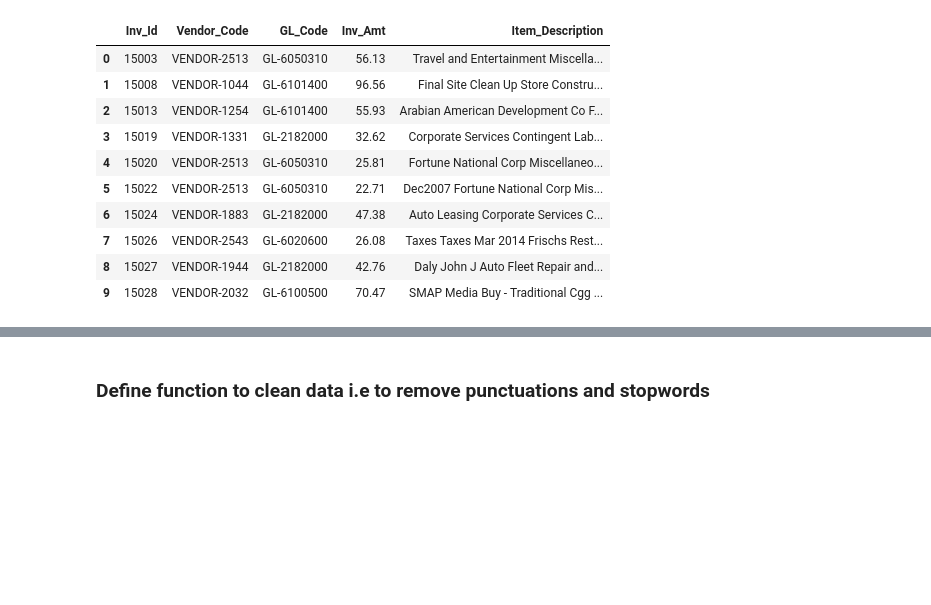
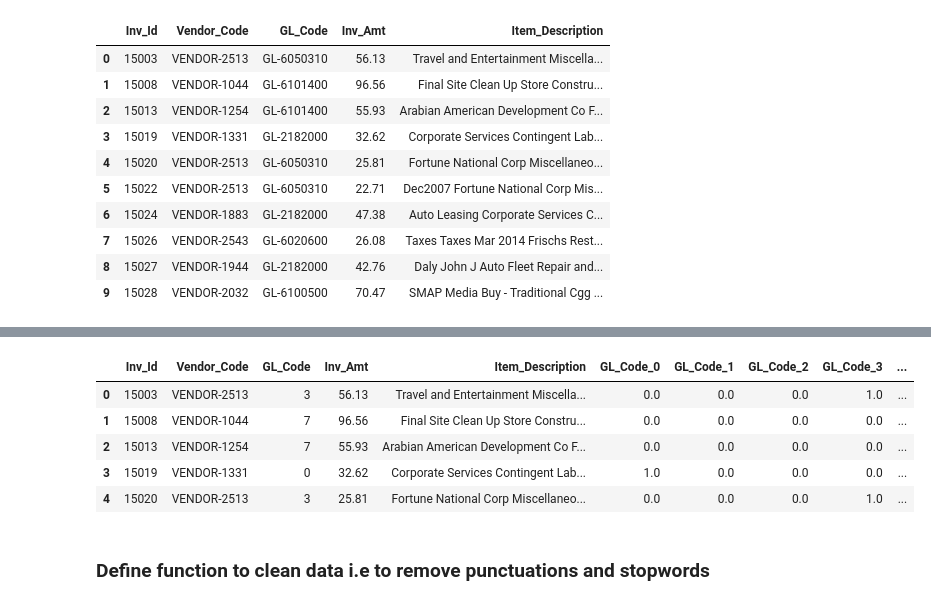
Before and after one commit to SVB-knowmywork/Invoice-Product-Category-Predictor, a Jupyter notebook: Data Pre-Processing.ipynb, the cells around one changed output, grey strips where cells are left out. Cells and saved outputs as stored; diff of their text form; code cells hidden in the pictures; blank space fills up the shorter version.

```diff
--- a/Data Pre-Processing.ipynb
+++ b/Data Pre-Processing.ipynb
@@ -43,3 +105,12 @@ test_data_df.head(10)
+# %%
+test_data_df.head()
+# %% [output]
+|  | Inv_Id | Vendor_Code | GL_Code | Inv_Amt | Item_Description | GL_Code_0 | GL_Code_1 | GL_Code_2 | GL_Code_3 | ... |
+| 0 | 15003 | VENDOR-2513 | 3 | 56.13 | Travel and Entertainment Miscella... | 0.0 | 0.0 | 0.0 | 1.0 | ... |
+| 1 | 15008 | VENDOR-1044 | 7 | 96.56 | Final Site Clean Up Store Constru... | 0.0 | 0.0 | 0.0 | 0.0 | ... |
+| 2 | 15013 | VENDOR-1254 | 7 | 55.93 | Arabian American Development Co F... | 0.0 | 0.0 | 0.0 | 0.0 | ... |
+| 3 | 15019 | VENDOR-1331 | 0 | 32.62 | Corporate Services Contingent Lab... | 1.0 | 0.0 | 0.0 | 0.0 | ... |
+| 4 | 15020 | VENDOR-2513 | 3 | 25.81 | Fortune National Corp Miscellaneo... | 0.0 | 0.0 | 0.0 | 1.0 | ... |
 # %% [markdown]
 ### Define function to clean data i.e to remove punctuations and stopwords
 # %%
```
Also changed, not shown: parts of 25 cells of this notebook, 13 other files.
